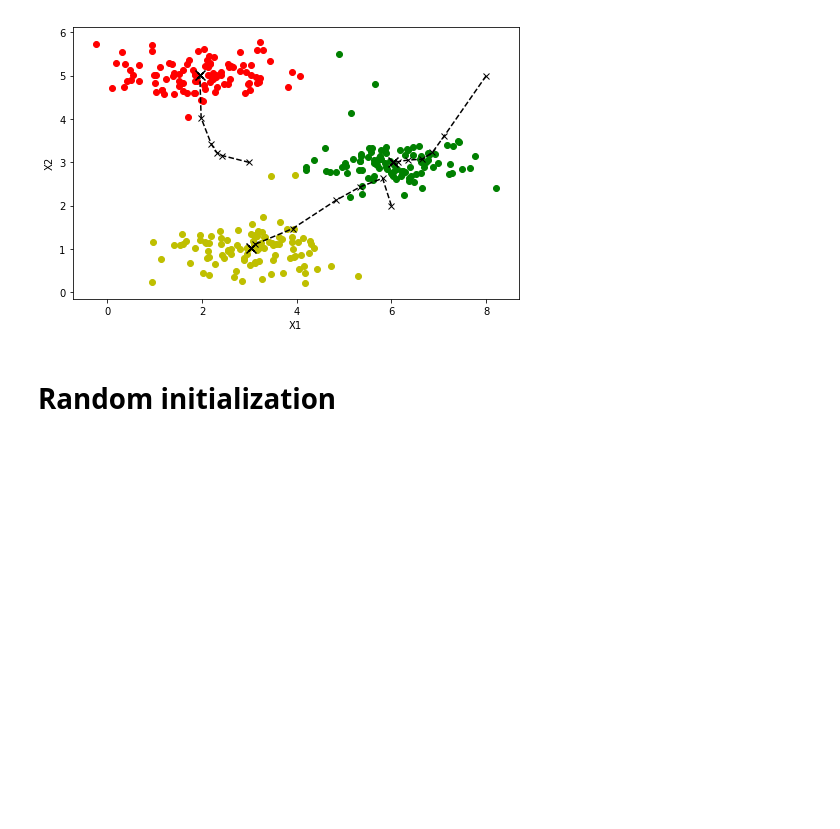
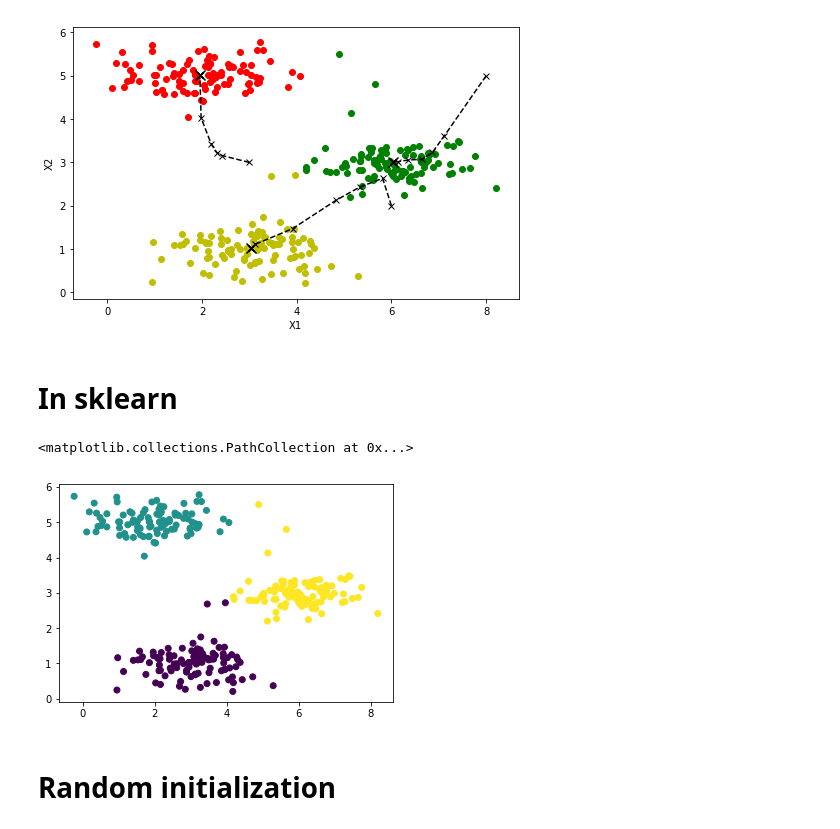
Before and after one commit to gakkiri/ML, a Jupyter notebook: machine-learning-ex7/K-means and PCA.ipynb, the cells around one changed output. Drawn from its saved outputs; the diff is of its cells as text; code cells hidden in the pictures; blank space fills up the shorter version.

```diff
--- a/machine-learning-ex7/K-means and PCA.ipynb
+++ b/machine-learning-ex7/K-means and PCA.ipynb
@@ -90,3 +90,5 @@ plt.ylabel('X2')
 # %% [output]
 Text(0, 0.5, 'X2')
 [figure]
+# %% [markdown]
+# In sklearn
@@ -93,3 +97,10 @@ Text(0, 0.5, 'X2')
+# %%
+y_pred = KMeans(3).fit_predict(X)
+
+plt.scatter(X[:, 0], X[:, 1], c=y_pred)
+# %% [output]
+<matplotlib.collections.PathCollection at 0x...>
+[figure, added]
 # %% [markdown]
 # Random initialization
 # %%
```
Also changed, not shown: parts of 14 cells of this notebook.
